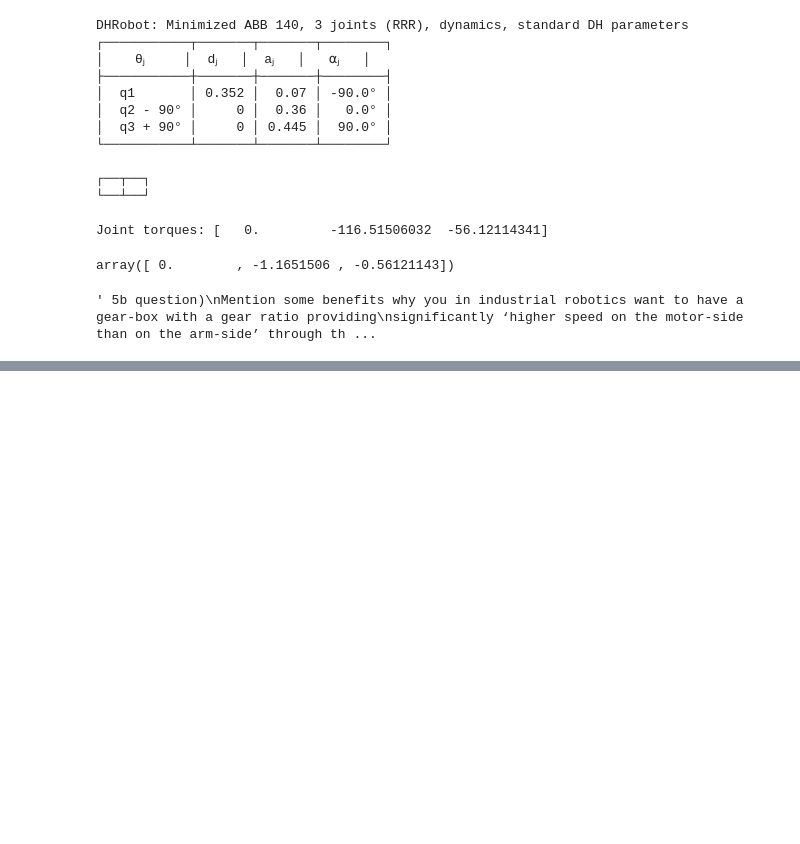
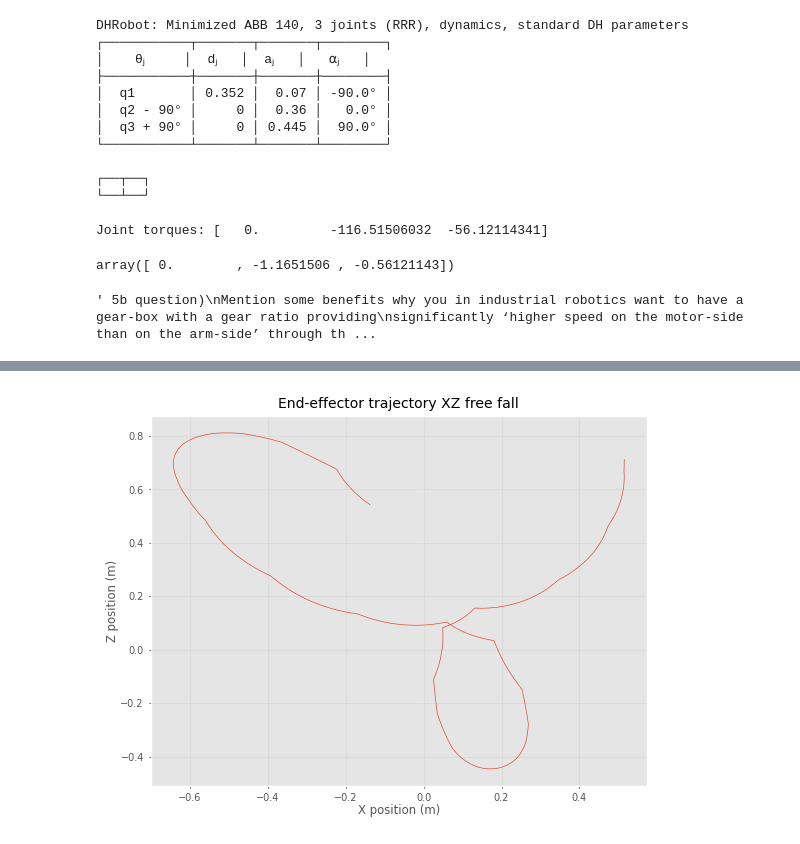
Before and after one commit to ludde127/Kinematics-Exercises, a Jupyter notebook: excersises.ipynb, the cells around one changed output, grey strips where cells are left out. Cells and saved outputs as stored; diff of their text form; code cells hidden in the pictures; blank space fills up the shorter version.

```diff
--- a/excersises.ipynb
+++ b/excersises.ipynb
@@ -635,0 +644,29 @@ plt.show()
+# %%
+# Now plot in cartesian space, will only calculate end affector position
+points = [robot.fkine(q).t for q in jtrajectory.q]
+
+"""
+plt.plot([p[0] for p in points], [p[1] for p in points], label="XY plane")
+plt.title("End-effector trajectory XY free fall")
+plt.xlabel("X position (m)")
+plt.ylabel("Y position (m)")
+plt.show()
+
+plt.plot([p[1] for p in points], [p[2] for p in points], label="YZ plane")
+plt.title("End-effector trajectory YZ free fall")
+plt.xlabel("Y position (m)")
+plt.ylabel("Z position (m)")
+plt.show()
+"""
+
+plt.plot([p[0] for p in points], [p[2] for p in points], label="XZ plane")
+plt.title("End-effector trajectory XZ free fall")
+plt.xlabel("X position (m)")
+plt.ylabel("Z position (m)")
+plt.show()
+
+# XY, YZ will not be useful as we are not moving in the Y direction at all, it is always (almost) 0.
+# XZ is however interesting as we can see the fall.
+# The end effector falls down in a curve as the first joint also rotates during the fall
+# %% [output]
+[figure, added]
```
Also changed, not shown: parts of 3 cells of this notebook.
